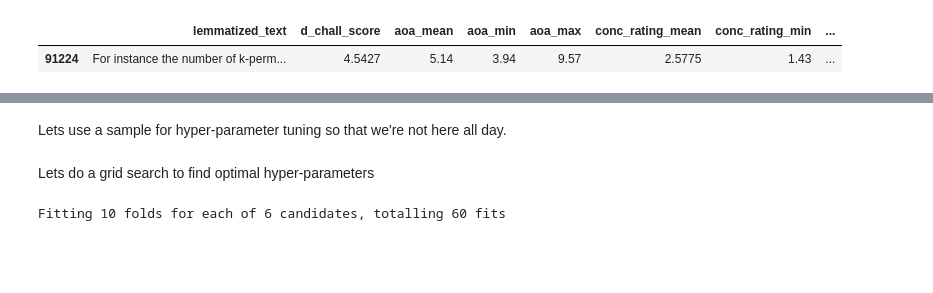
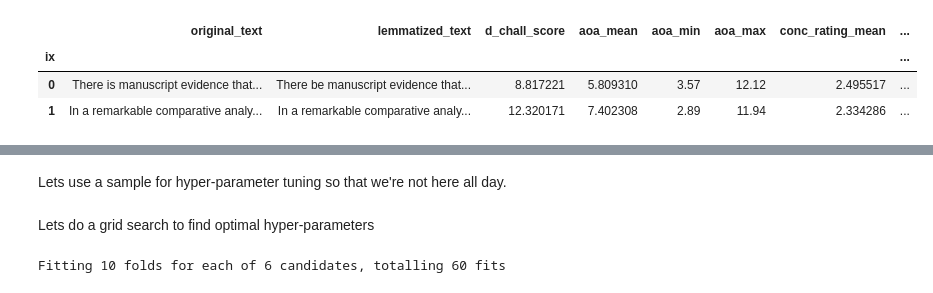
Before and after one commit to Tstrebe2/predicting-text-difficulty, a Jupyter notebook: tim-lr-pipeline.ipynb, the cells around one changed output, grey strips where cells are left out. Cells and saved outputs as stored; diff of their text form; code cells hidden in the pictures; blank space fills up the shorter version.

```diff
--- a/tim-lr-pipeline.ipynb
+++ b/tim-lr-pipeline.ipynb
@@ -22,12 +25,14 @@ Mounted at /content/drive
 # %%
 repo_path = '/content/drive/MyDrive/milestone-ii/'
 train_path = ''.join([repo_path, 'Training_set.csv'])
 test_path = ''.join([repo_path, 'Testing_set.csv'])
 
-df_train = pd.read_csv(train_path, sep='\t', index_col=0)
-df_test = pd.read_csv(test_path, sep='\t', index_col=0)
+df_train = pd.read_csv(train_path, sep='\t', index_col='ix')
+df_test = pd.read_csv(test_path, sep='\t', index_col='ix')
 
-df_train.head(1)
+df_train.head(2)
 # %% [output]
-|  | lemmatized_text | d_chall_score | aoa_mean | aoa_min | aoa_max | conc_rating_mean | conc_rating_min | ... |
-| 91224 | For instance the number of k-perm... | 4.5427 | 5.14 | 3.94 | 9.57 | 2.5775 | 1.43 | ... |
+|  | original_text | lemmatized_text | d_chall_score | aoa_mean | aoa_min | aoa_max | conc_rating_mean | ... |
+| ix |  |  |  |  |  |  |  | ... |
+| 0 | There is manuscript evidence that... | There be manuscript evidence that... | 8.817221 | 5.809310 | 3.57 | 12.12 | 2.495517 | ... |
+| 1 | In a remarkable comparative analy... | In a remarkable comparative analy... | 12.320171 | 7.402308 | 2.89 | 11.94 | 2.334286 | ... |
```
Also changed, not shown: parts of 16 cells of this notebook.
